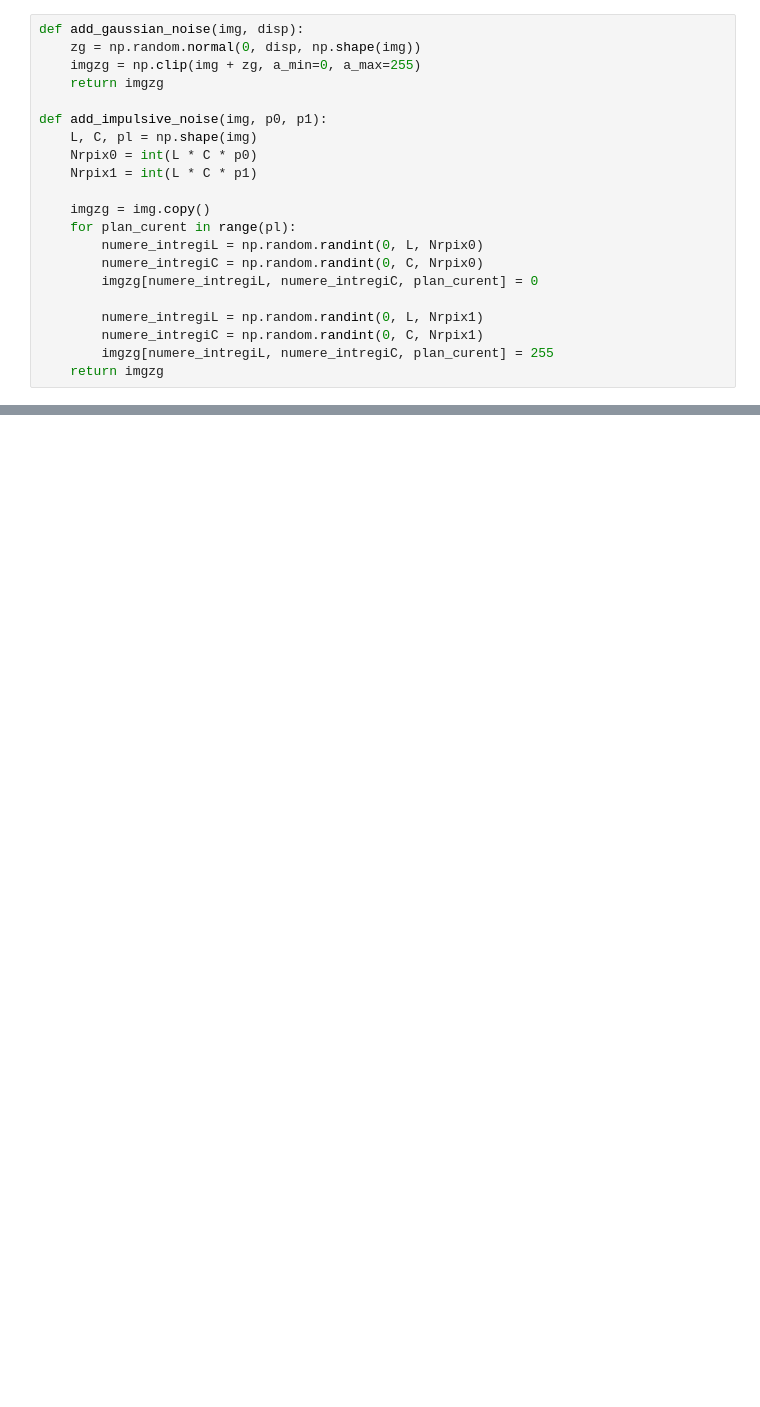
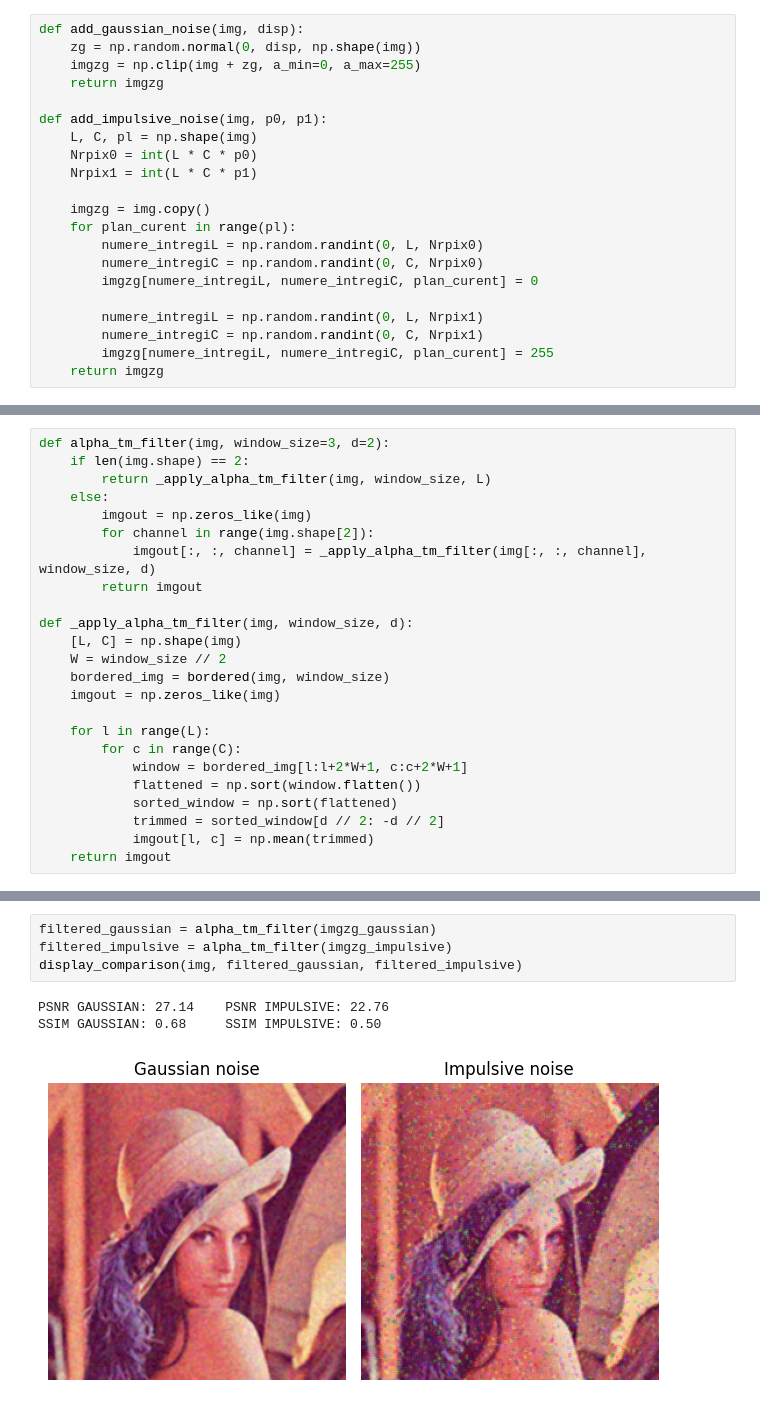
Before and after one commit to tbtiberiu/gvwtm-filter, a Jupyter notebook: PAIC03_Boscan_Tiberiu-Ioan.ipynb, the cells around one changed output, grey strips where cells are left out. Saved outputs shown, nothing was run; the diff lists cells and outputs as text; blank space fills up the shorter version.

Commit message:
Add filtering methods

```diff
--- a/PAIC03_Boscan_Tiberiu-Ioan.ipynb
+++ b/PAIC03_Boscan_Tiberiu-Ioan.ipynb
@@ -39,0 +100,24 @@ def ssim(img0, img):
+# %%
+def alpha_tm_filter(img, window_size=3, d=2):
+    if len(img.shape) == 2:
+        return _apply_alpha_tm_filter(img, window_size, L)
+    else:
+        imgout = np.zeros_like(img)
+        for channel in range(img.shape[2]):
+            imgout[:, :, channel] = _apply_alpha_tm_filter(img[:, :, channel], window_size, d)
+        return imgout
+
+def _apply_alpha_tm_filter(img, window_size, d):
+    [L, C] = np.shape(img)
+    W = window_size // 2
+    bordered_img = bordered(img, window_size)
+    imgout = np.zeros_like(img)
+
+    for l in range(L):
+        for c in range(C):
+            window = bordered_img[l:l+2*W+1, c:c+2*W+1]
+            flattened = np.sort(window.flatten())
+            sorted_window = np.sort(flattened)
+            trimmed = sorted_window[d // 2: -d // 2]
+            imgout[l, c] = np.mean(trimmed)
+    return imgout
@@ -80,0 +200,8 @@ SSIM ORIGINAL: 1.00
+# %%
+filtered_gaussian = alpha_tm_filter(imgzg_gaussian)
+filtered_impulsive = alpha_tm_filter(imgzg_impulsive)
+display_comparison(img, filtered_gaussian, filtered_impulsive)
+# %% [output]
+PSNR GAUSSIAN: 27.14    PSNR IMPULSIVE: 22.76
+SSIM GAUSSIAN: 0.68     SSIM IMPULSIVE: 0.50
+[figure, added]
```
Also changed, not shown: parts of 14 cells of this notebook, 2 other files.
